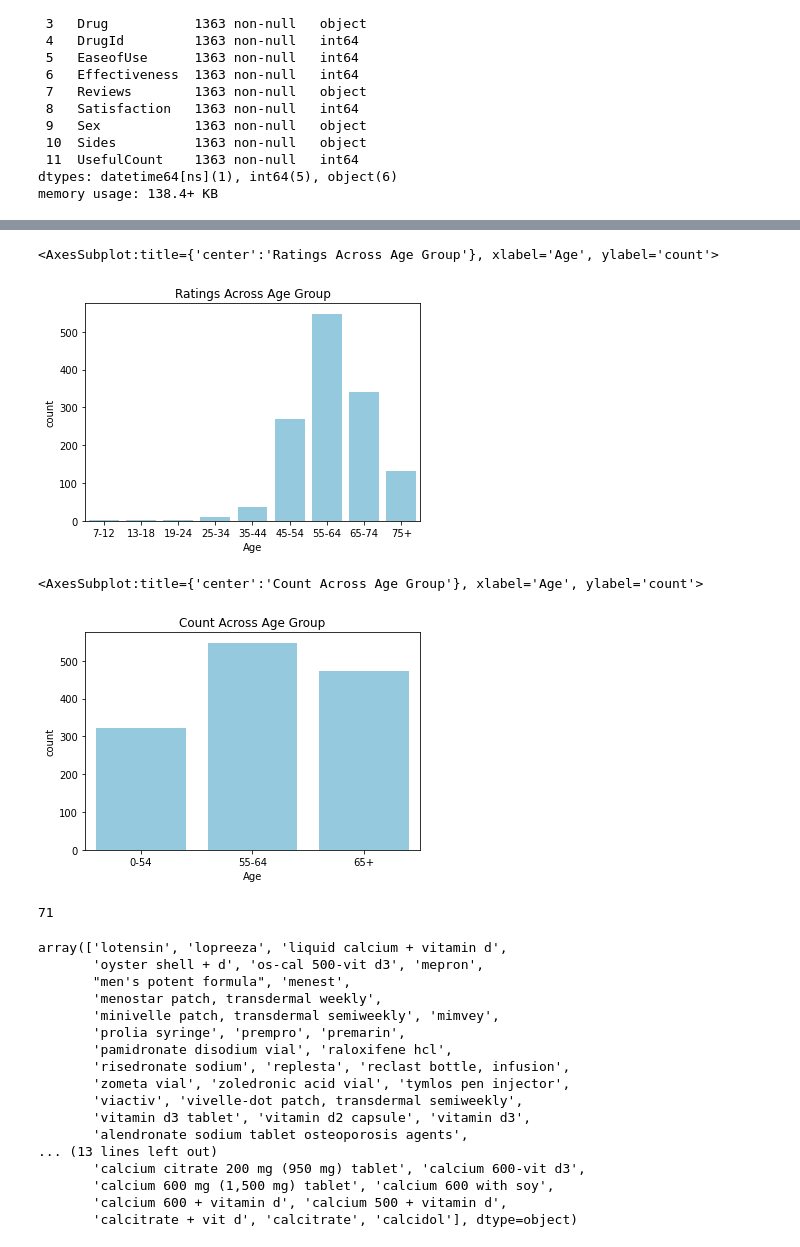
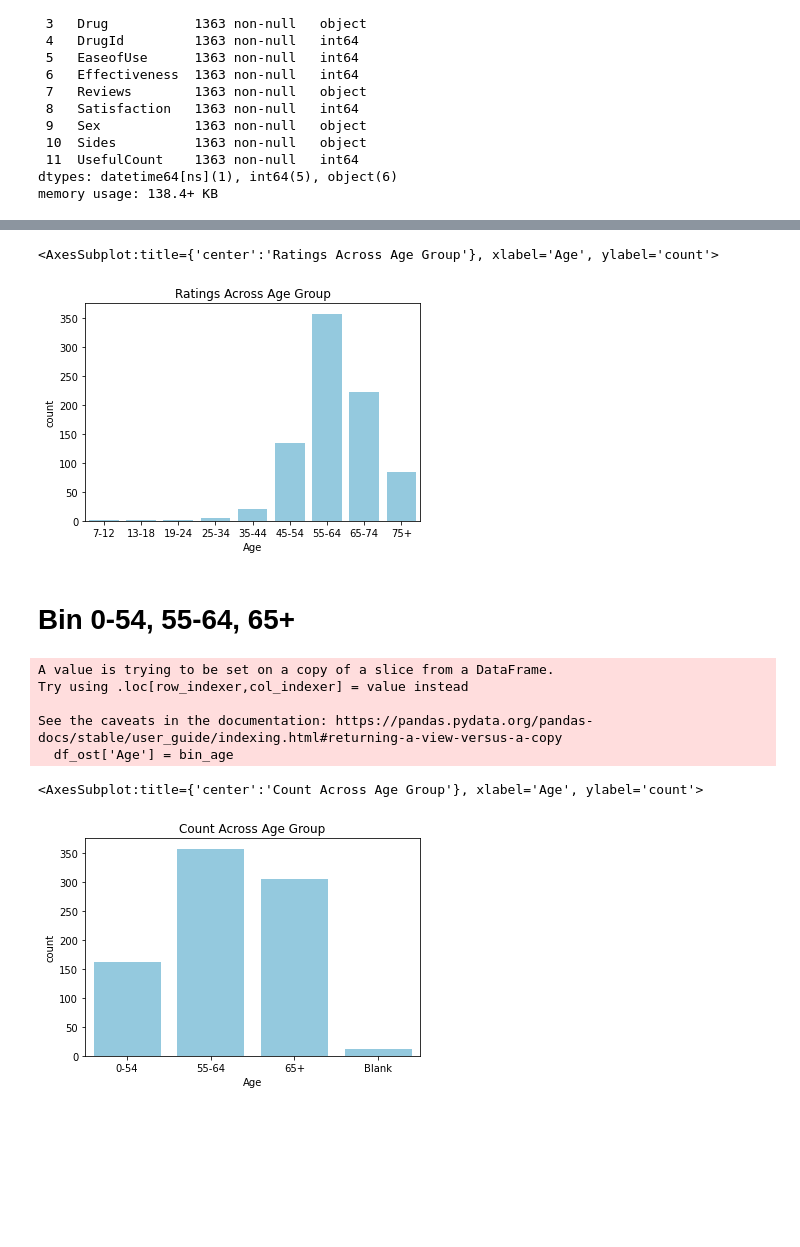
Before and after one commit to woonsupkim/DrugReview, a Jupyter notebook: EDA.ipynb, the cells around one changed output, grey strips where cells are left out. Drawn from its saved outputs; the diff is of its cells as text; code cells hidden in the pictures; blank space fills up the shorter version.

```diff
--- a/EDA.ipynb
+++ b/EDA.ipynb
@@ -126,0 +55,17 @@ new_df["Drug"].unique().size
+# %%
+#Only Drugs with more than 10 reviews
+Drug = []
+for i in df['Drug'].unique():
+    if np.sum(df.Drug == i) >= 10:
+        Drug.append(i)
+
+tmp = []
+
+for drugs in df['Drug']:
+    if drugs in Drug:
+        tmp.append(1)
+    else:
+        tmp.append(0)
+
+df['temp'] = tmp
+df = df[df['temp'] == 1]
@@ -127,2 +98,3 @@ new_df["Drug"].unique().size
 # %%
-df_ost = df.loc[df['Condition'].str.contains("Osteoporosis", case=False)]
+df_ost = df[df['Condition'] == "Osteoporosis"]
+df_ost['Year'] = df_ost['Date'].dt.year
@@ -176,4 +126,5 @@ array(['25-34', '45-54', '65-74', '75 or over', '55-64', '35-44', ' ',
 # %%
+#Recoding Age
 df_ost["Age"] = df_ost["Age"].replace(
-    ["25-34","45-54","65-74","75 or over","55-64","35-44","19-24","13-18","7-12"],
-    ["25-34","45-54", "65-74", "75+", "55-64", "35-44", "19-24", "13-18", "7-12"])
+    ["25-34","45-54","65-74","75 or over","55-64","35-44","19-24","13-18","7-12", ""],
+    ["25-34","45-54", "65-74", "75+", "55-64", "35-44", "19-24", "13-18", "7-12", "Blank"])
@@ -182,7 +178,9 @@ plt.title('Ratings Across Age Group')
 sns.countplot(x = 'Age', data = df_ost, color = 'skyblue', order=["7-12", "13-18", "19-24", "25-34", "35-44", "45-54", "55-64", "65-74", "75+"])
 # %% [output]
 <AxesSubplot:title={'center':'Ratings Across Age Group'}, xlabel='Age', ylabel='count'>
-[figure, old version]
+[figure, new version]
+# %% [markdown]
+# Bin 0-54, 55-64, 65+
 # %%
 bin_age = []
 
@@ -206,37 +204,18 @@ for age in df_ost['Age']:
     elif age == '75+':
         bin_age.append('65+')
     else:
-        bin_age.append('')
+        bin_age.append('Blank')
 
 df_ost['Age'] = bin_age
+# %% [output]
+A value is trying to be set on a copy of a slice from a DataFrame.
+Try using .loc[row_indexer,col_indexer] = value instead
+
+See the caveats in the documentation: https://pandas.pydata.org/pandas-docs/stable/user_guide/indexing.html#returning-a-view-versus-a-copy
+  df_ost['Age'] = bin_age
 # %%
 plt.title('Count Across Age Group')
-sns.countplot(x = 'Age', data = df_ost, color = 'skyblue', order=["0-54", "55-64", "65+"])
+sns.countplot(x = 'Age', data = df_ost, color = 'skyblue', order=["0-54", "55-64", "65+", "Blank"])
 # %% [output]
 <AxesSubplot:title={'center':'Count Across Age Group'}, xlabel='Age', ylabel='count'>
-[figure, old version]
+[figure, new version]
-# %%
-df_ost['Drug'].unique()
-print(df_ost['Drug'].unique().size)
-# %% [output]
-71
-# %%
-df_ost['Drug'].unique()
-# %% [output]
-array(['lotensin', 'lopreeza', 'liquid calcium + vitamin d',
-       'oyster shell + d', 'os-cal 500-vit d3', 'mepron',
-       "men's potent formula", 'menest',
-       'menostar patch, transdermal weekly',
-       'minivelle patch, transdermal semiweekly', 'mimvey',
-       'prolia syringe', 'prempro', 'premarin',
-       'pamidronate disodium vial', 'raloxifene hcl',
-       'risedronate sodium', 'replesta', 'reclast bottle, infusion',
-       'zometa vial', 'zoledronic acid vial', 'tymlos pen injector',
-       'viactiv', 'vivelle-dot patch, transdermal semiweekly',
-       'vitamin d3 tablet', 'vitamin d2 capsule', 'vitamin d3',
-       'alendronate sodium tablet osteoporosis agents',
-... (13 lines left out)
-       'calcium citrate 200 mg (950 mg) tablet', 'calcium 600-vit d3',
-       'calcium 600 mg (1,500 mg) tablet', 'calcium 600 with soy',
-       'calcium 600 + vitamin d', 'calcium 500 + vitamin d',
-       'calcitrate + vit d', 'calcitrate', 'calcidol'], dtype=object)
```
Also changed, not shown: parts of 56 cells of this notebook.
